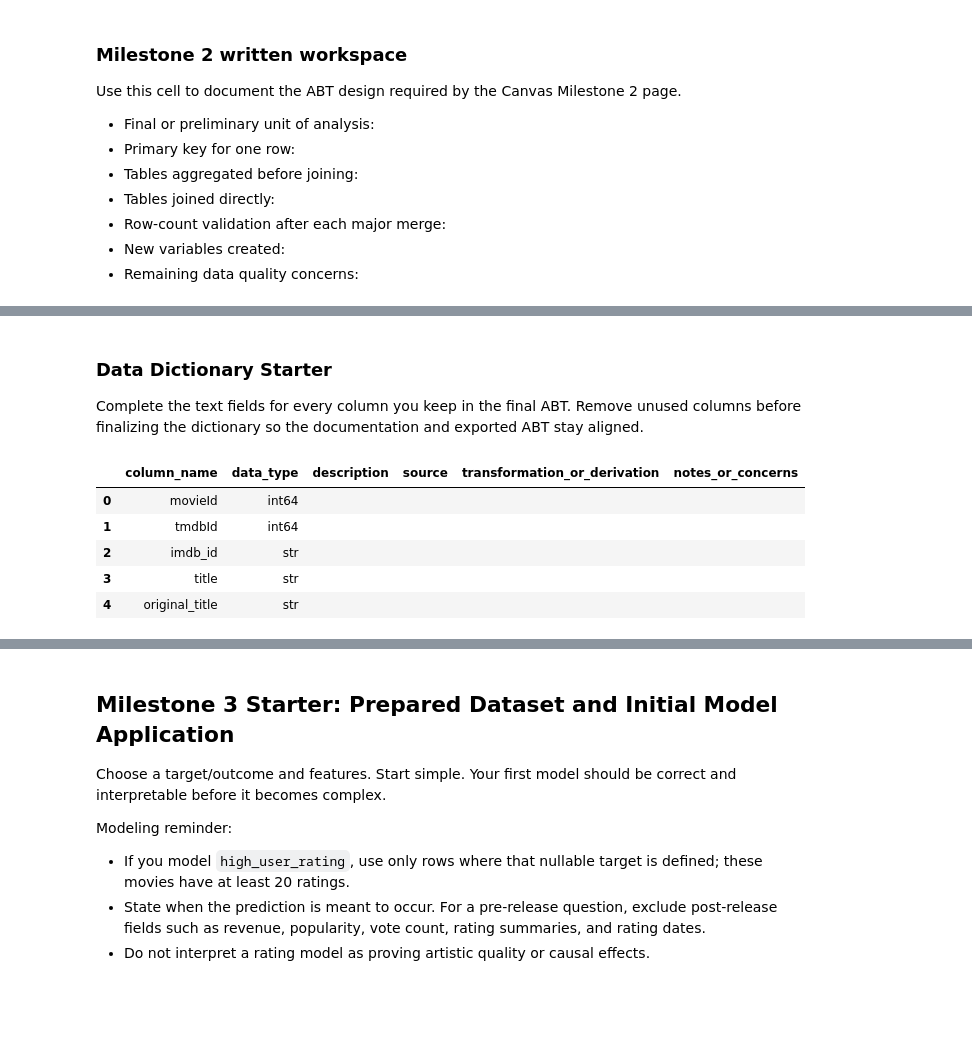
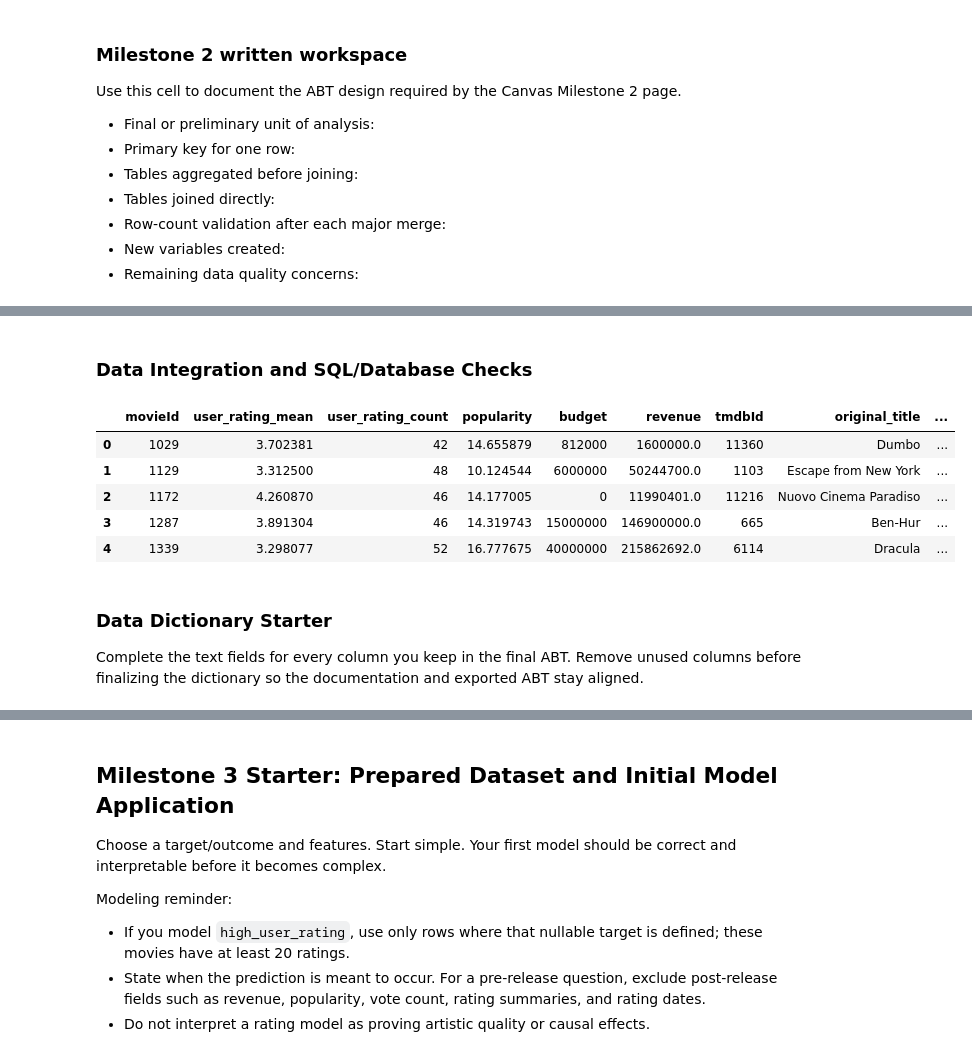
Before and after one commit to rubenruiz-gif/banban6003-project-option-1-movies-rubenruiz, a Jupyter notebook: notebooks/movies_project_starter.ipynb, the cells around one changed output, grey strips where cells are left out. Drawn from its saved outputs; the diff is of its cells as text; code cells hidden in the pictures; blank space fills up the shorter version.

```diff
--- a/notebooks/movies_project_starter.ipynb
+++ b/notebooks/movies_project_starter.ipynb
@@ -646,0 +696,6 @@ sql_abt_check
+# %%
+user_rating_mean = ratings.groupby("userId").agg({
+    "rating": "mean"
+}).reset_index()
+
+user_rating_mean.head()
@@ -647,23 +709,45 @@ sql_abt_check
+# %% [markdown]
+### Data Integration and SQL/Database Checks
+# %%
+movies_abt = duckdb_connection.execute("""
+WITH audience_rating AS (
+    SELECT
+        movieId,
+        AVG(rating) AS user_rating_mean,
+        COUNT(rating) AS user_rating_count
+    FROM ratings
+    GROUP BY movieId
+)
+SELECT
+    ar.movieId,
+    ar.user_rating_mean,
+    ar.user_rating_count,
+    m.popularity,
+    m.budget,
+    m.revenue,
+    m.tmdbId,
+    m.original_title,
+    c.director,
+    c.top_cast,
+    k.keywords_list
+FROM audience_rating AS ar
+LEFT JOIN movies AS m
+    ON ar.movieId = m.movieId
+LEFT JOIN credits AS c
+    ON m.tmdbId = c.tmdbId
+LEFT JOIN keywords AS k
+    ON m.tmdbId = k.tmdbId
+""").df()
+
+movies_abt.head()
+# %% [output]
+|  | movieId | user_rating_mean | user_rating_count | popularity | budget | revenue | tmdbId | original_title | ... |
+| 0 | 1029 | 3.702381 | 42 | 14.655879 | 812000 | 1600000.0 | 11360 | Dumbo | ... |
+| 1 | 1129 | 3.312500 | 48 | 10.124544 | 6000000 | 50244700.0 | 1103 | Escape from New York | ... |
+| 2 | 1172 | 4.260870 | 46 | 14.177005 | 0 | 11990401.0 | 11216 | Nuovo Cinema Paradiso | ... |
+| 3 | 1287 | 3.891304 | 46 | 14.319743 | 15000000 | 146900000.0 | 665 | Ben-Hur | ... |
+| 4 | 1339 | 3.298077 | 52 | 16.777675 | 40000000 | 215862692.0 | 6114 | Dracula | ... |
 # %% [markdown]
 ### Data Dictionary Starter
 
 Complete the text fields for every column you keep in the final ABT. Remove unused columns before finalizing the dictionary so the documentation and exported ABT stay aligned.
-# %%
-data_dictionary = pd.DataFrame({
-    "column_name": abt.columns,
-    "data_type": [str(abt[column].dtype) for column in abt.columns],
-    "description": "",
-    "source": "",
-    "transformation_or_derivation": "",
-    "notes_or_concerns": "",
-})
-
-# Hint: use .loc[] to document one column at a time, following the Week 11 pattern.
-data_dictionary.head()
-# %% [output]
-|  | column_name | data_type | description | source | transformation_or_derivation | notes_or_concerns |
-| 0 | movieId | int64 |  |  |  |  |
-| 1 | tmdbId | int64 |  |  |  |  |
-| 2 | imdb_id | str |  |  |  |  |
-| 3 | title | str |  |  |  |  |
-| 4 | original_title | str |  |  |  |  |
```
Also changed, not shown: parts of 37 cells of this notebook, 1 other file.
